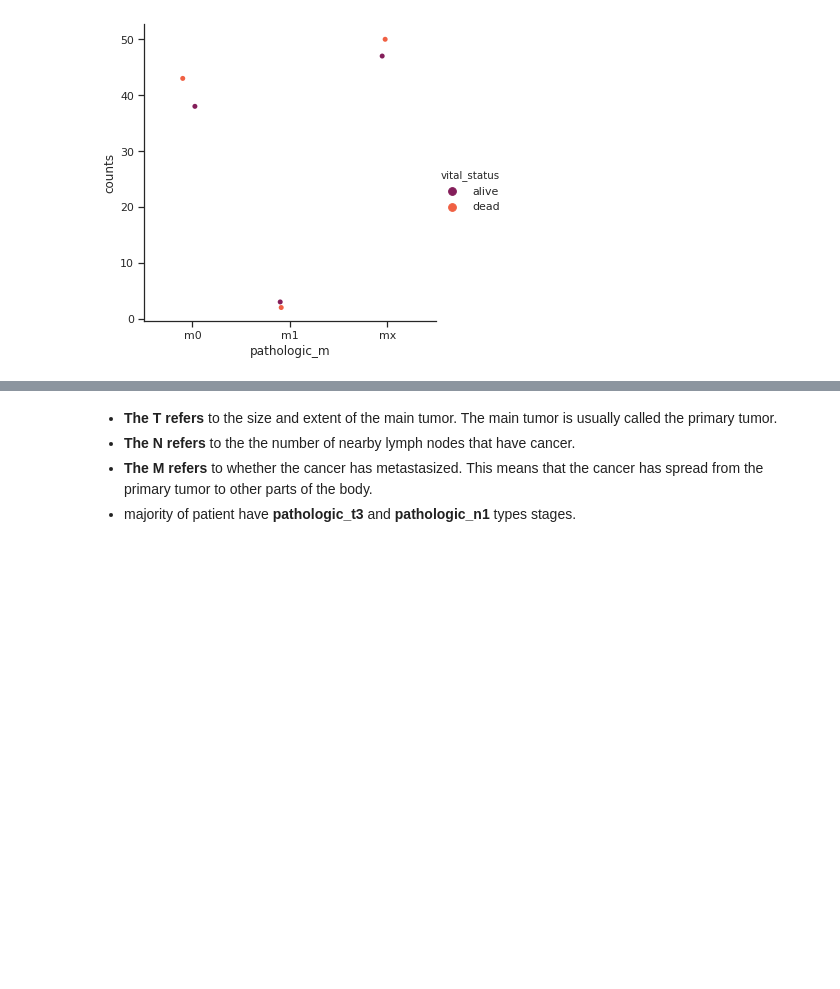
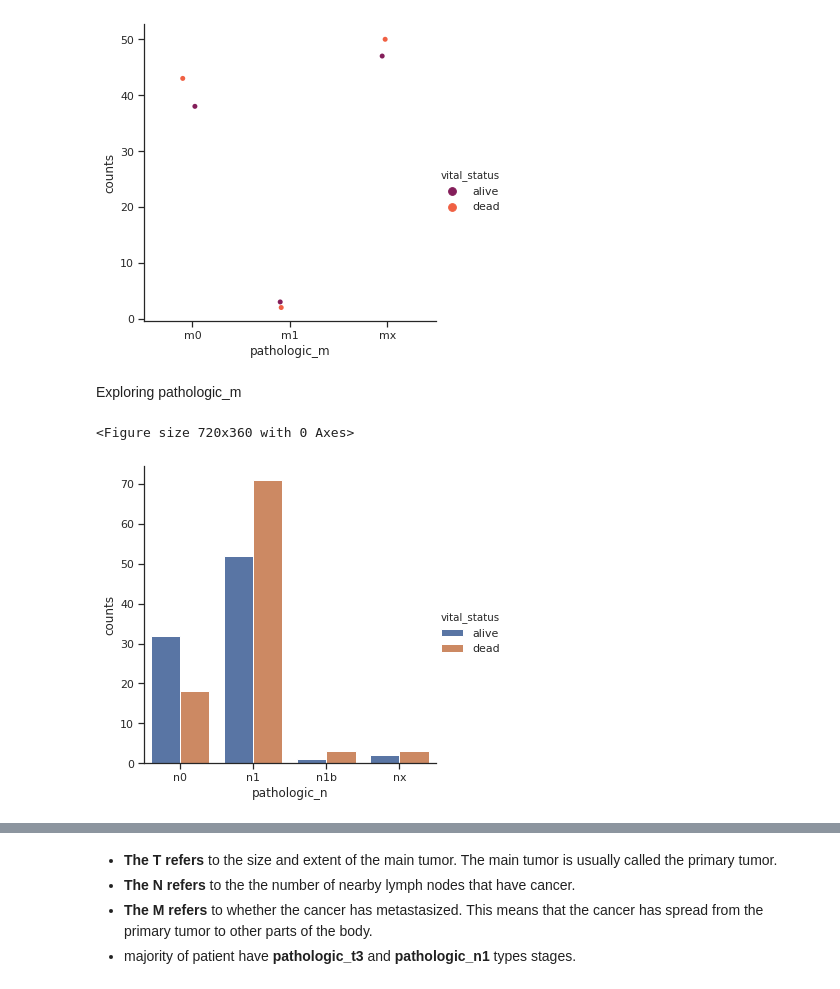
Before and after one commit to kaish114/Elucidata-Assignment-Internship, a Jupyter notebook: Elucidata_Assignment.ipynb, the cells around one changed output, grey strips where cells are left out. Drawn from its saved outputs; the diff is of its cells as text; code cells hidden in the pictures; blank space fills up the shorter version.

Commit message:
Exploring

```diff
--- a/Elucidata_Assignment.ipynb
+++ b/Elucidata_Assignment.ipynb
@@ -580,5 +582,21 @@ sns.catplot(x='pathologic_m', y='counts', hue='vital_status', data=pathologic_m_
 <seaborn.axisgrid.FacetGrid at 0x...>
 <Figure size 720x360 with 0 Axes>
 [figure]
+# %% [markdown]
+Exploring pathologic_m
+# %%
+#Plotting pathologic_n Vs vital_status
+pathologic_n_group = column_metadata.groupby(['pathologic_n', 'vital_status'])['vital_status'].count().reset_index(name='counts')
+plt.figure(figsize=(10, 5))
+g = sns.catplot(x="pathologic_n", y="counts",
+
+                hue="vital_status",
+
+                data=pathologic_n_group, kind="bar",
+
+                );
+# %% [output]
+<Figure size 720x360 with 0 Axes>
+[figure, added]
 # %%
 #Plotting pathologic_n Vs vital_status
```
Also changed, not shown: parts of 22 cells of this notebook.
